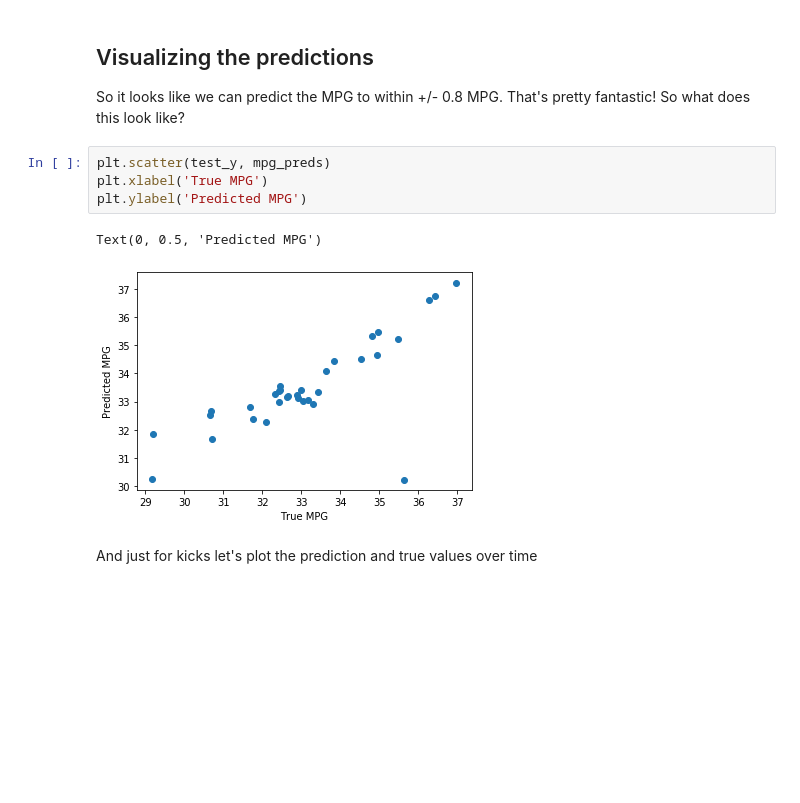
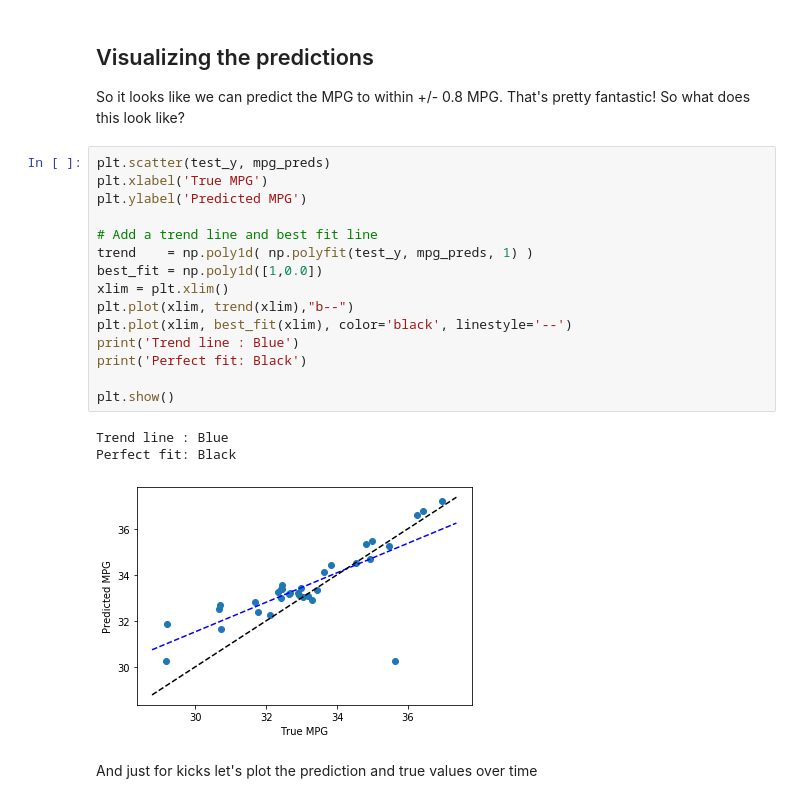
Before and after one commit to Jvinniec/fuel_economy, a Jupyter notebook: miles_per_gallon/miles-per-gallon_skl.ipynb, the cells around one changed output. Cells and saved outputs as stored; diff of their text form; blank space fills up the shorter version.

Commit message:
Update visualizations in skl MPG notebook

```diff
--- a/miles_per_gallon/miles-per-gallon_skl.ipynb
+++ b/miles_per_gallon/miles-per-gallon_skl.ipynb
@@ -67,13 +68,25 @@ Mean absolute error: 0.8007290909090822 mpg
 # %% [markdown]
 ## Visualizing the predictions
 So it looks like we can predict the MPG to within +/- 0.8 MPG. That's pretty fantastic! So what does this look like?
-# %%
-plt.scatter(test_y, mpg_preds)
-plt.xlabel('True MPG')
-plt.ylabel('Predicted MPG')
-# %% [output]
-Text(0, 0.5, 'Predicted MPG')
-[figure, removed]
+# %%
+plt.scatter(test_y, mpg_preds)
+plt.xlabel('True MPG')
+plt.ylabel('Predicted MPG')
+
+# Add a trend line and best fit line
+trend    = np.poly1d( np.polyfit(test_y, mpg_preds, 1) )
+best_fit = np.poly1d([1,0.0])
+xlim = plt.xlim()
+plt.plot(xlim, trend(xlim),"b--")
+plt.plot(xlim, best_fit(xlim), color='black', linestyle='--')
+print('Trend line : Blue')
+print('Perfect fit: Black')
+
+plt.show()
+# %% [output]
+Trend line : Blue
+Perfect fit: Black
+[figure, added]
 # %% [markdown]
 And just for kicks let's plot the prediction and true values over time
 # %%
```
Also changed, not shown: parts of 1 cell of this notebook.
